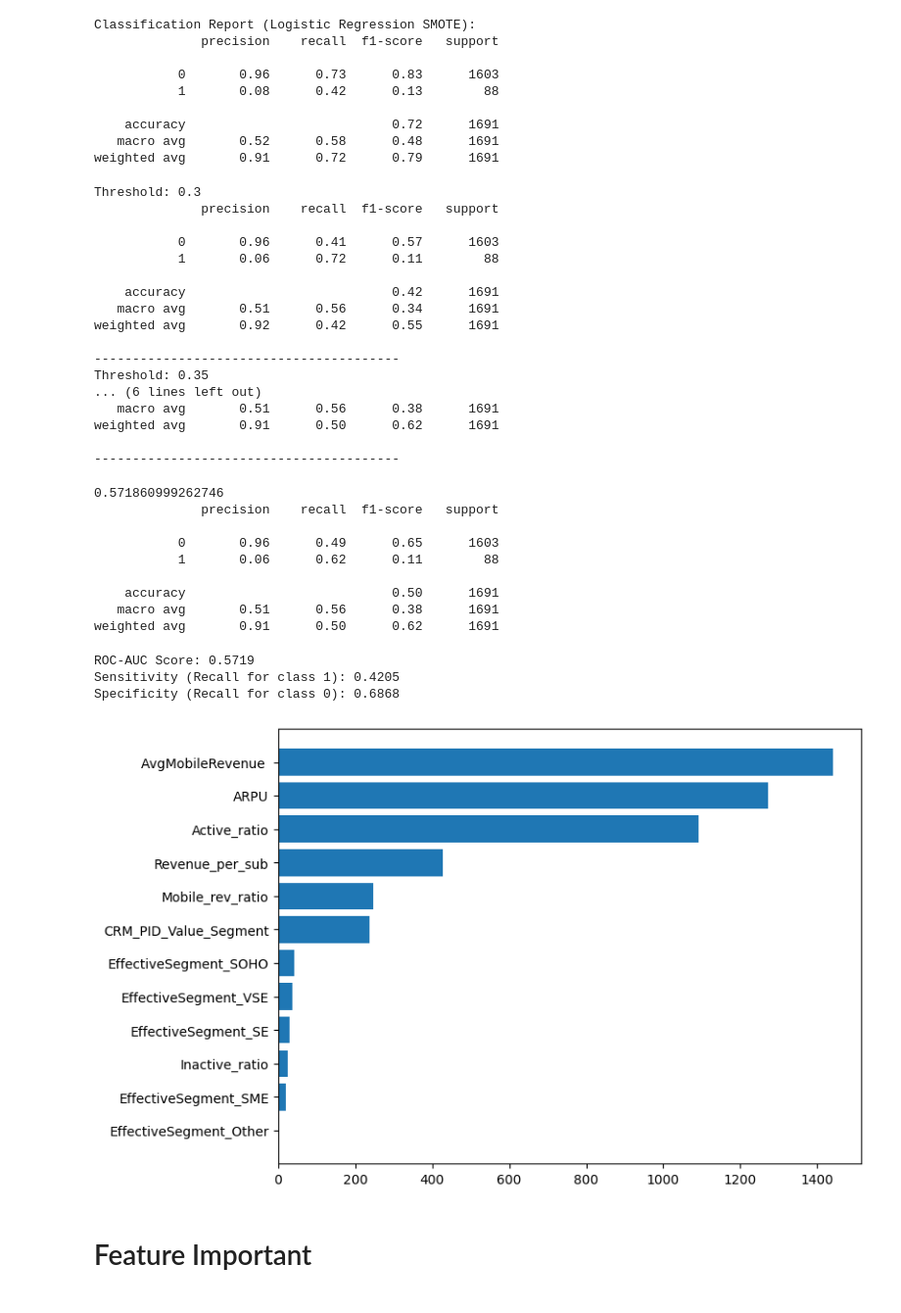
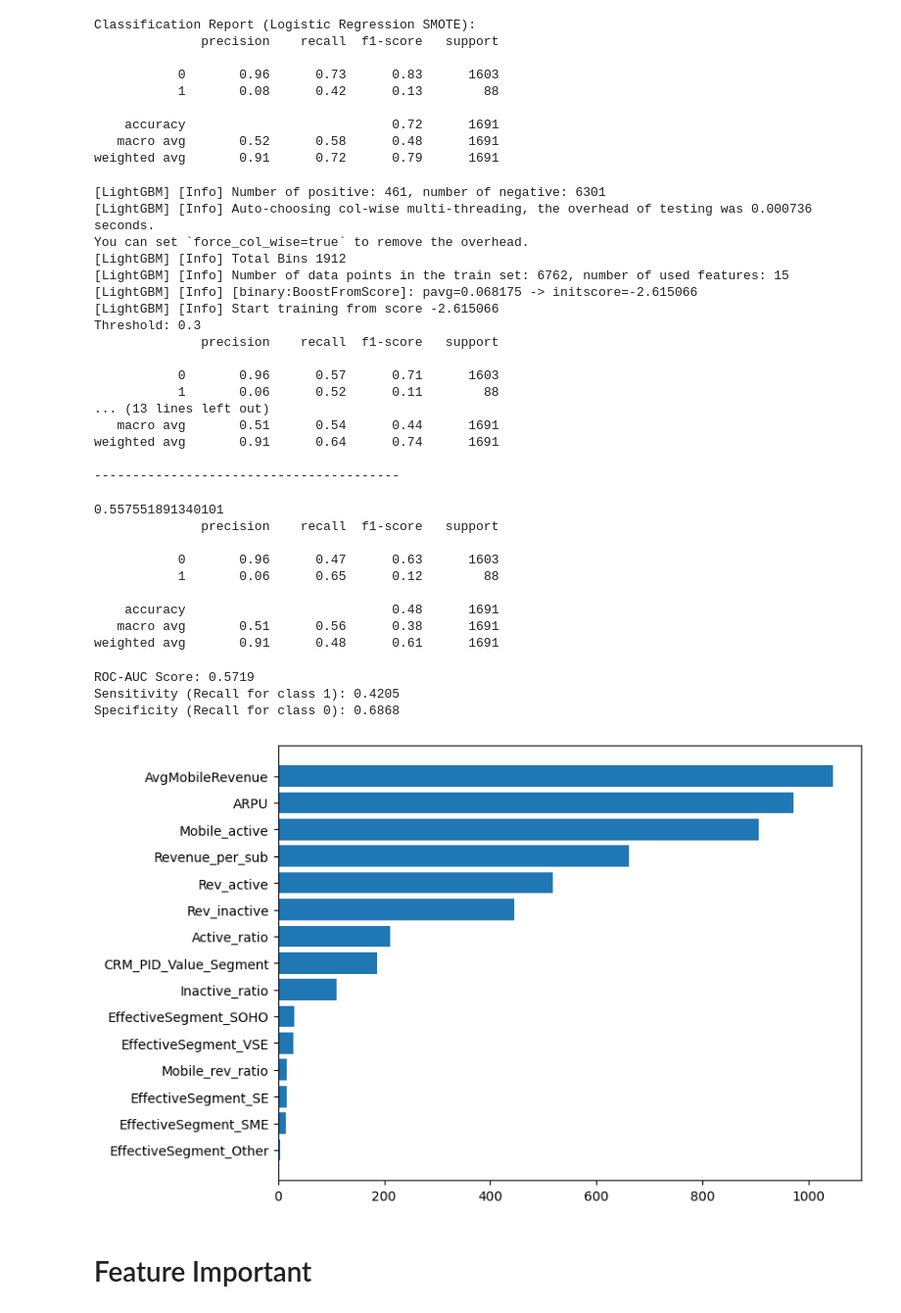
Before and after one commit to HaikalFrds/Costumer-Churn-Project, a Jupyter notebook: main.ipynb, the cells around one changed output. Shown at 98% size. Drawn from its saved outputs; the diff is of its cells as text; code cells hidden in the pictures.

Commit message:
Find best model so far with roc auc score 0.61

```diff
--- a/main.ipynb
+++ b/main.ipynb
@@ -341,6 +341,21 @@ df_model['Revenue_per_sub'] = (
 df_model['Mobile_rev_ratio'] = (
     df_model['AvgMobileRevenue'] / df_model['TotalRevenue']
 )
+
+# Rev Active
+df_model['Rev_active'] = (
+    df_model['ARPU'] * df_model['Active_ratio']
+)
+
+# Rev Inactive
+df_model['Rev_inactive'] = (
+    df_model['ARPU'] * df_model['Inactive_ratio']
+)
+
+# Rev Inactive
+df_model['Mobile_active'] = (
+    df_model['AvgMobileRevenue'] * df_model['Active_ratio']
+)
 # %% [markdown]
 # Drop Unused Feature
 # %%
@@ -577,15 +619,16 @@ Classification Report (Logistic Regression SMOTE):
    macro avg       0.52      0.58      0.48      1691
 weighted avg       0.91      0.72      0.79      1691
 # %%
+scale_pos_weight=14
+
 lgb = lgbc(
-n_estimators=200,
-learning_rate=0.05,
-max_depth=6,
+n_estimators=500,
+learning_rate=0.02,
 num_leaves=31,
-class_weight='balanced',
+scale_pos_weight=14,
 subsample=0.8,
 colsample_bytree=0.8,
-random_state=42,
+random_state=42
 )
 
 lgb.fit(X_train, y_train,
@@ -603,42 +646,42 @@ for t in thresholds:
     print(classification_report(y_test, y_pred_lgb))
     print("-"*40)
 # %% [output]
+[LightGBM] [Info] Number of positive: 461, number of negative: 6301
+[LightGBM] [Info] Auto-choosing col-wise multi-threading, the overhead of testing was 0.000736 seconds.
+You can set `force_col_wise=true` to remove the overhead.
+[LightGBM] [Info] Total Bins 1912
+[LightGBM] [Info] Number of data points in the train set: 6762, number of used features: 15
+[LightGBM] [Info] [binary:BoostFromScore]: pavg=0.068175 -> initscore=-2.615066
+[LightGBM] [Info] Start training from score -2.615066
 Threshold: 0.3
               precision    recall  f1-score   support
 
-           0       0.96      0.41      0.57      1603
-           1       0.06      0.72      0.11        88
-
-    accuracy                           0.42      1691
-   macro avg       0.51      0.56      0.34      1691
-weighted avg       0.92      0.42      0.55      1691
+           0       0.96      0.57      0.71      1603
+           1       0.06      0.52      0.11        88
+... (13 lines left out)
+   macro avg       0.51      0.54      0.44      1691
+weighted avg       0.91      0.64      0.74      1691
 
 ----------------------------------------
-Threshold: 0.35
-... (6 lines left out)
-   macro avg       0.51      0.56      0.38      1691
-weighted avg       0.91      0.50      0.62      1691
-
-----------------------------------------
 # %%
 y_pred_lgb = lgb.predict(X_test)
 y_prob_lgb = lgb.predict_proba(X_test)[:,1]
 
-threshold = 0.35
+threshold = 0.25
 y_pred = (y_prob_lgb>= threshold).astype(int)
 
 print(roc_auc_score(y_test, y_prob_lgb))
 print(classification_report(y_test, y_pred))
 # %% [output]
-0.571860999262746
+0.557551891340101
               precision    recall  f1-score   support
 
-           0       0.96      0.49      0.65      1603
-           1       0.06      0.62      0.11        88
+           0       0.96      0.47      0.63      1603
+           1       0.06      0.65      0.12        88
 
-    accuracy                           0.50      1691
+    accuracy                           0.48      1691
    macro avg       0.51      0.56      0.38      1691
-weighted avg       0.91      0.50      0.62      1691
+weighted avg       0.91      0.48      0.61      1691
 # %%
 # ROC-AUC Score
 roc_auc = roc_auc_score(y_test, lgb.predict_proba(X_test)[:, 1])
@@ -657,27 +700,28 @@ ROC-AUC Score: 0.5719
 Sensitivity (Recall for class 1): 0.4205
 Specificity (Recall for class 0): 0.6868
 # %%
-feature_cols = ['CRM_PID_Value_Segment', 'AvgMobileRevenue ', 'ARPU', 'Revenue_per_sub',
-       'Mobile_rev_ratio', 'Active_ratio', 'Inactive_ratio', 'EffectiveSegment_Other', 'EffectiveSegment_SE',
-       'EffectiveSegment_SME', 'EffectiveSegment_SOHO',
+feature_cols = ['CRM_PID_Value_Segment', 'AvgMobileRevenue', 'ARPU', 'Active_ratio',
+       'Inactive_ratio', 'Revenue_per_sub', 'Mobile_rev_ratio', 'Rev_active',
+       'Rev_inactive', 'Mobile_active', 'EffectiveSegment_Other',
+       'EffectiveSegment_SE', 'EffectiveSegment_SME', 'EffectiveSegment_SOHO',
        'EffectiveSegment_VSE']
 
 importance = pd.DataFrame({
 'feature': feature_cols,
 'importance': lgb.feature_importances_
 })
 
 importance = importance.sort_values(by='importance', ascending=False)
 
 importance.head(15)
 
 importance_top = importance.head(15)
 
 plt.figure(figsize=(8,6))
 plt.barh(importance_top['feature'], importance_top['importance'])
 plt.gca().invert_yaxis()
 plt.show()
 # %% [output]
-[figure, old version]
+[figure, new version]
 # %% [markdown]
 # Feature Important
```
Also changed, not shown: parts of 7 cells of this notebook.
